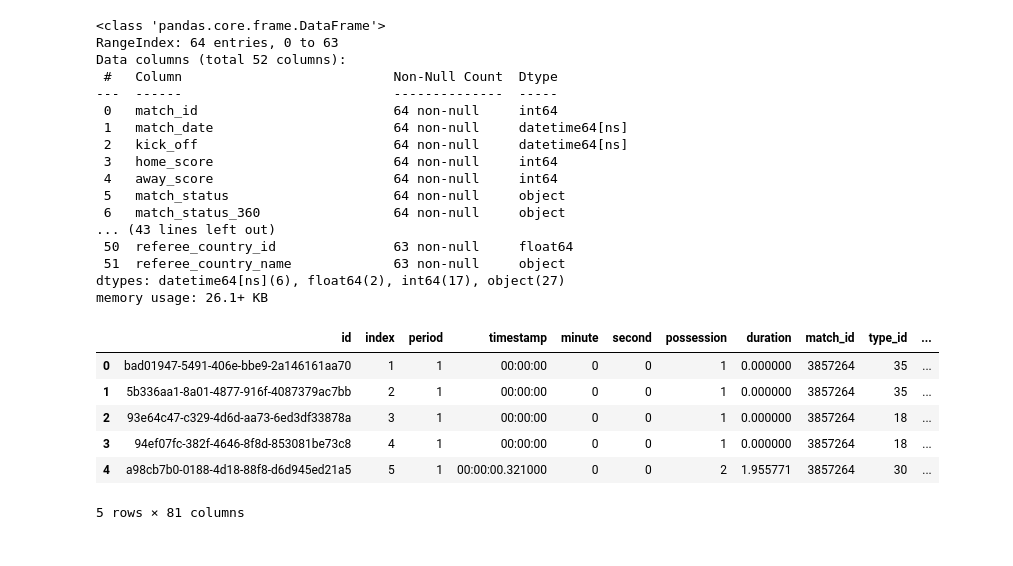
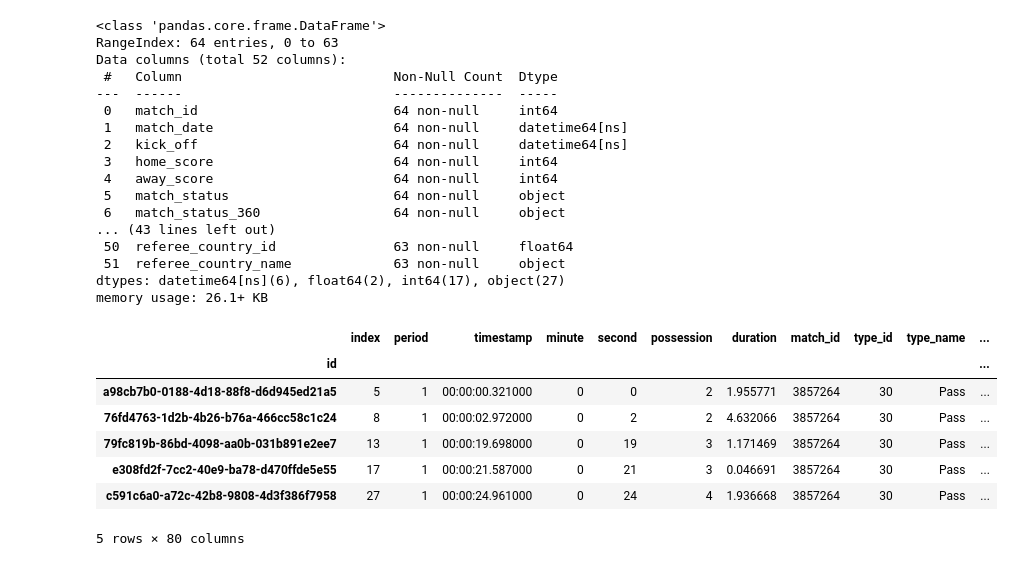
Before and after one commit to jaceksta/PassSonars, a Jupyter notebook: sonars.ipynb, the cells around one changed output. Drawn from its saved outputs; the diff is of its cells as text; code cells hidden in the pictures.

```diff
--- a/sonars.ipynb
+++ b/sonars.ipynb
@@ -88,13 +88,3 @@ for id in poland_games['match_id']:
     df_related = df_related.append(related, ignore_index=True)
     df_freeze = df_freeze.append(freeze, ignore_index=True)
     df_tactics = df_tactics.append(tactics, ignore_index=True)
-# %%
-df_event.head()
-# %% [output]
-|  | id | index | period | timestamp | minute | second | possession | duration | match_id | type_id | ... |
-| 0 | bad01947-5491-406e-bbe9-2a146161aa70 | 1 | 1 | 00:00:00 | 0 | 0 | 1 | 0.000000 | 3857264 | 35 | ... |
-| 1 | 5b336aa1-8a01-4877-916f-4087379ac7bb | 2 | 1 | 00:00:00 | 0 | 0 | 1 | 0.000000 | 3857264 | 35 | ... |
-| 2 | 93e64c47-c329-4d6d-aa73-6ed3df33878a | 3 | 1 | 00:00:00 | 0 | 0 | 1 | 0.000000 | 3857264 | 18 | ... |
-| 3 | 94ef07fc-382f-4646-8f8d-853081be73c8 | 4 | 1 | 00:00:00 | 0 | 0 | 1 | 0.000000 | 3857264 | 18 | ... |
-| 4 | a98cb7b0-0188-4d18-88f8-d6d945ed21a5 | 5 | 1 | 00:00:00.321000 | 0 | 0 | 2 | 1.955771 | 3857264 | 30 | ... |
-5 rows × 81 columns
@@ -100,0 +93,13 @@ df_event.head()
+# %%
+passes = df_event.loc[df_event['type_name'] == 'Pass'].loc[df_event['sub_type_name'] != 'Throw-in'].set_index('id')
+
+passes.head()
+# %% [output]
+|  | index | period | timestamp | minute | second | possession | duration | match_id | type_id | type_name | ... |
+| id |  |  |  |  |  |  |  |  |  |  | ... |
+| a98cb7b0-0188-4d18-88f8-d6d945ed21a5 | 5 | 1 | 00:00:00.321000 | 0 | 0 | 2 | 1.955771 | 3857264 | 30 | Pass | ... |
+| 76fd4763-1d2b-4b26-b76a-466cc58c1c24 | 8 | 1 | 00:00:02.972000 | 0 | 2 | 2 | 4.632066 | 3857264 | 30 | Pass | ... |
+| 79fc819b-86bd-4098-aa0b-031b891e2ee7 | 13 | 1 | 00:00:19.698000 | 0 | 19 | 3 | 1.171469 | 3857264 | 30 | Pass | ... |
+| e308fd2f-7cc2-40e9-ba78-d470ffde5e55 | 17 | 1 | 00:00:21.587000 | 0 | 21 | 3 | 0.046691 | 3857264 | 30 | Pass | ... |
+| c591c6a0-a72c-42b8-9808-4d3f386f7958 | 27 | 1 | 00:00:24.961000 | 0 | 24 | 4 | 1.936668 | 3857264 | 30 | Pass | ... |
+5 rows × 80 columns
```
Also changed, not shown: parts of 2 cells of this notebook.
